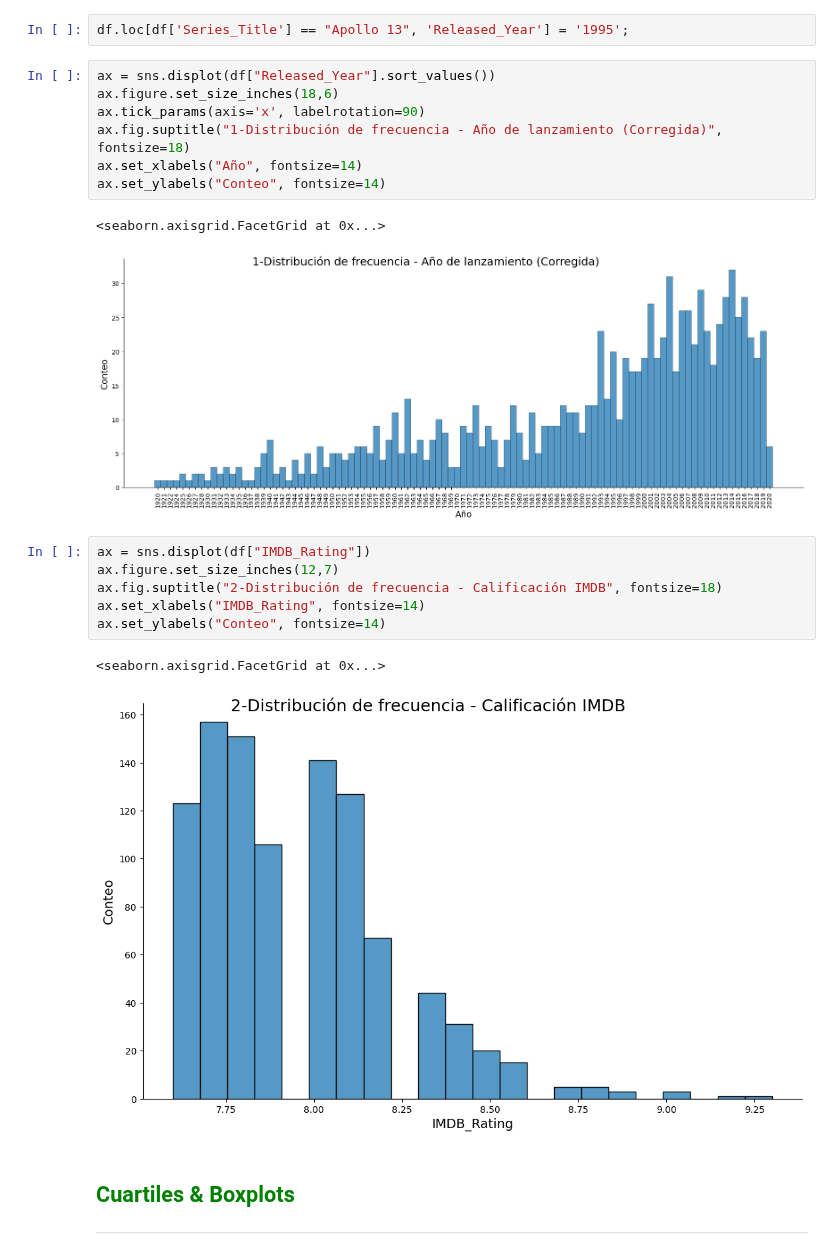
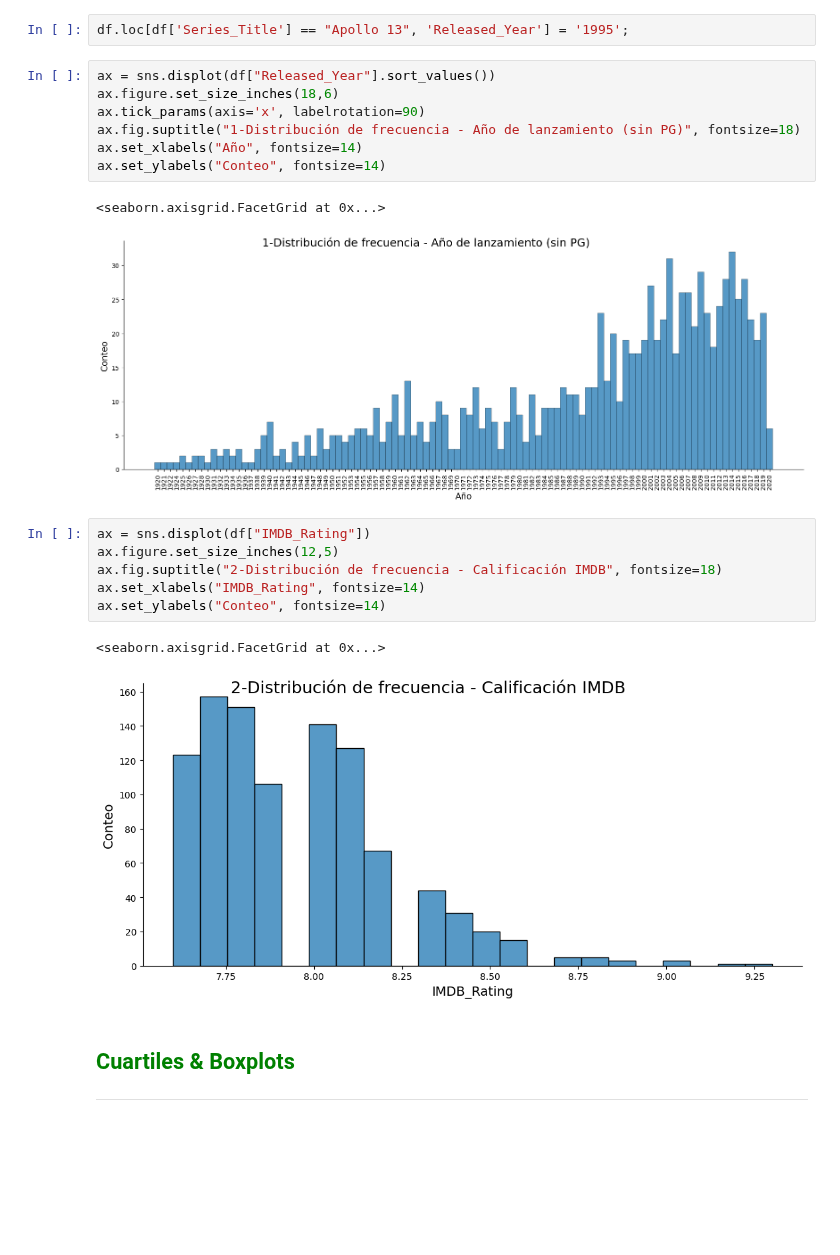
Before and after one commit to mitsiu-carreno/data_science_content, a Jupyter notebook: 2_sem/met_num_2/s13_final_project.ipynb, the cells around one changed output. Cells and saved outputs as stored; diff of their text form; blank space fills up the shorter version.

```diff
--- a/2_sem/met_num_2/s13_final_project.ipynb
+++ b/2_sem/met_num_2/s13_final_project.ipynb
@@ -266,21 +266,21 @@ df.loc[df['Series_Title'] == "Apollo 13", 'Released_Year'] = '1995';
 ax = sns.displot(df["Released_Year"].sort_values())
 ax.figure.set_size_inches(18,6)
 ax.tick_params(axis='x', labelrotation=90)
-ax.fig.suptitle("1-Distribución de frecuencia - Año de lanzamiento (Corregida)", fontsize=18)
+ax.fig.suptitle("1-Distribución de frecuencia - Año de lanzamiento (sin PG)", fontsize=18)
 ax.set_xlabels("Año", fontsize=14)
 ax.set_ylabels("Conteo", fontsize=14)
 # %% [output]
 <seaborn.axisgrid.FacetGrid at 0x...>
-[figure, old version]
+[figure, new version]
 # %%
 ax = sns.displot(df["IMDB_Rating"])
-ax.figure.set_size_inches(12,7)
+ax.figure.set_size_inches(12,5)
 ax.fig.suptitle("2-Distribución de frecuencia - Calificación IMDB", fontsize=18)
 ax.set_xlabels("IMDB_Rating", fontsize=14)
 ax.set_ylabels("Conteo", fontsize=14)
 # %% [output]
 <seaborn.axisgrid.FacetGrid at 0x...>
-[figure, old version]
+[figure, new version]
 # %% [markdown]
 ## <font color=green>Cuartiles & Boxplots</font>
 ***
```
Also changed, not shown: parts of 19 cells of this notebook, 3 other files.
